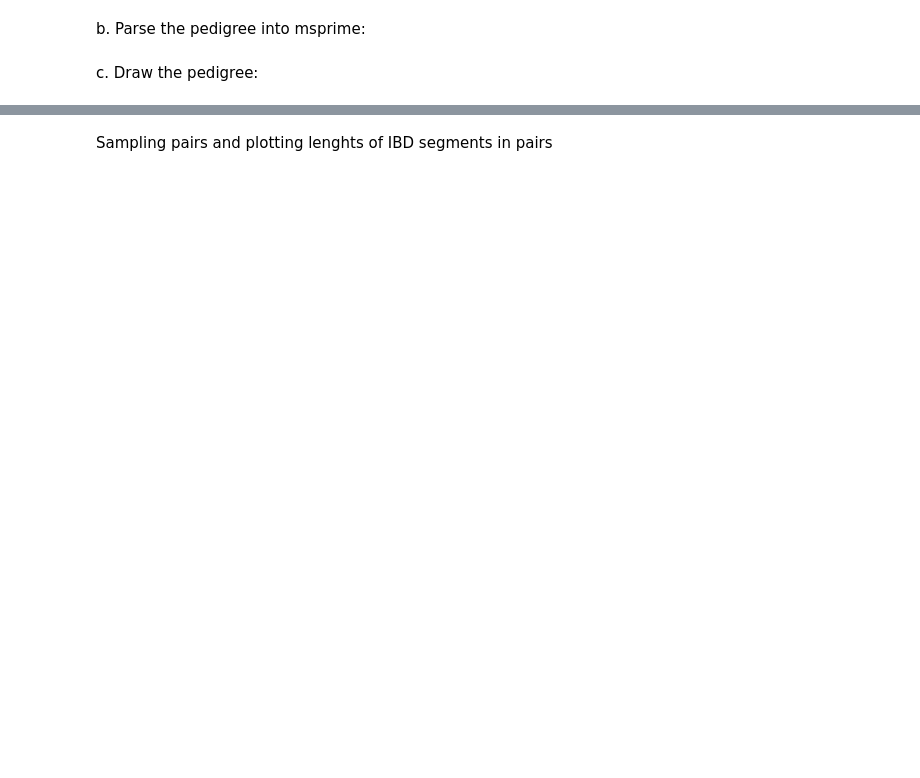
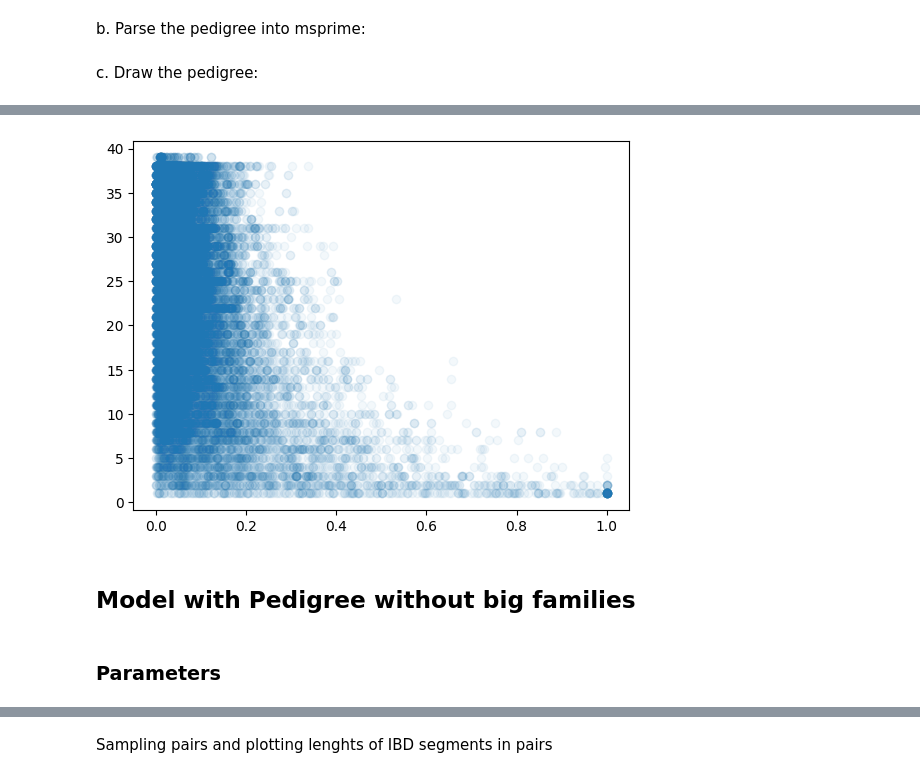
Before and after one commit to mpoe827/oeb252_2024, a Jupyter notebook: pedigrees_in_msprime.ipynb, the cells around one changed output, grey strips where cells are left out. Saved outputs shown, nothing was run; the diff lists cells and outputs as text; code cells hidden in the pictures; blank space fills up the shorter version.

```diff
--- a/pedigrees_in_msprime.ipynb
+++ b/pedigrees_in_msprime.ipynb
@@ -219,0 +505,9 @@ ts
+# %%
+plt.scatter(pairwise_ibd_w_ped_1ch['pairwise_ibd']['ibd_frac'], pairwise_ibd_w_ped_1ch['pairwise_ibd']['ibd_min_times'], alpha = 0.05)
+plt.show()
+# %% [output]
+[figure, added]
+# %% [markdown]
+## Model with Pedigree without big families
+# %% [markdown]
+### Parameters
```
Also changed, not shown: parts of 57 cells of this notebook, 47 other files.
